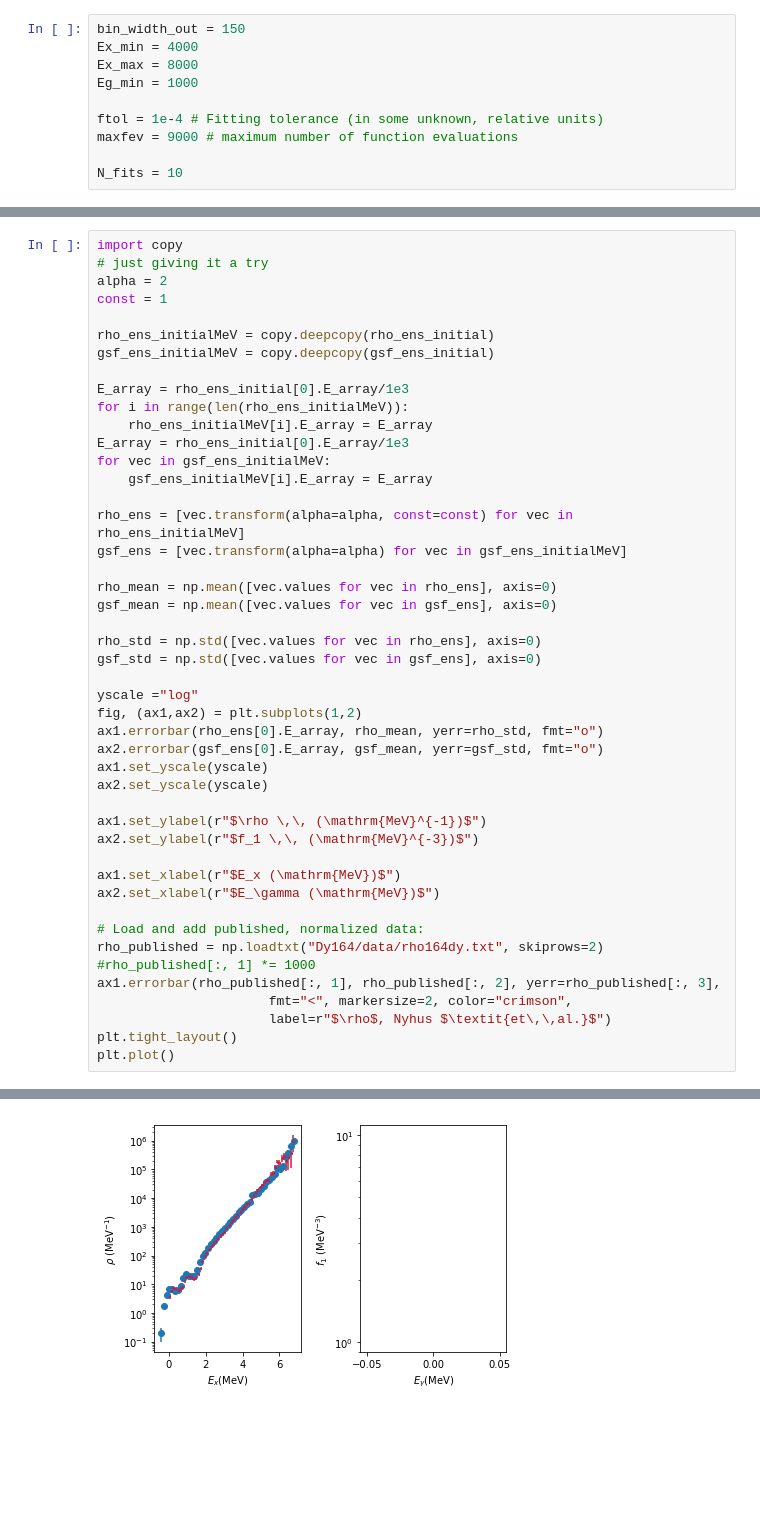
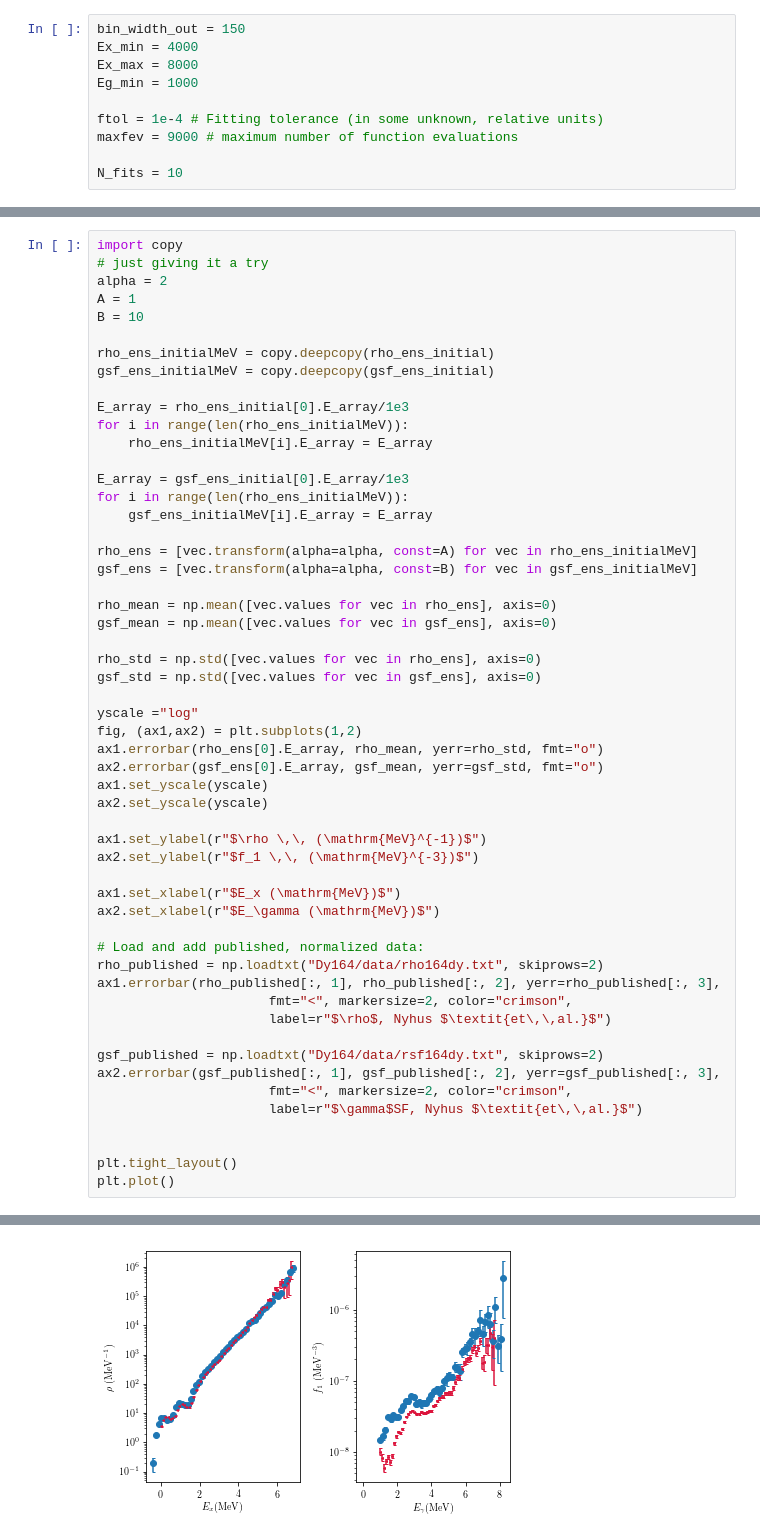
Before and after one commit to fzeiser/oslo_method_python, a Jupyter notebook: notebooks/develop.ipynb, the cells around one changed output, grey strips where cells are left out. Cells and saved outputs as stored; diff of their text form; blank space fills up the shorter version.

```diff
--- a/notebooks/develop.ipynb
+++ b/notebooks/develop.ipynb
@@ -262,7 +196,8 @@ ax2.errorbar(gsf_ens[0].E_array, gsf_mean, yerr=gsf_std, fmt="o")
 import copy
 # just giving it a try
 alpha = 2
-const = 1
+A = 1
+B = 10
 
 rho_ens_initialMeV = copy.deepcopy(rho_ens_initial)
 gsf_ens_initialMeV = copy.deepcopy(gsf_ens_initial)
@@ -270,43 +205,50 @@ gsf_ens_initialMeV = copy.deepcopy(gsf_ens_initial)
 E_array = rho_ens_initial[0].E_array/1e3
 for i in range(len(rho_ens_initialMeV)):
     rho_ens_initialMeV[i].E_array = E_array
-E_array = rho_ens_initial[0].E_array/1e3
-for vec in gsf_ens_initialMeV:
+
+E_array = gsf_ens_initial[0].E_array/1e3
+for i in range(len(rho_ens_initialMeV)):
     gsf_ens_initialMeV[i].E_array = E_array
 
-rho_ens = [vec.transform(alpha=alpha, const=const) for vec in rho_ens_initialMeV]
-gsf_ens = [vec.transform(alpha=alpha) for vec in gsf_ens_initialMeV]
+rho_ens = [vec.transform(alpha=alpha, const=A) for vec in rho_ens_initialMeV]
+gsf_ens = [vec.transform(alpha=alpha, const=B) for vec in gsf_ens_initialMeV]
 
 rho_mean = np.mean([vec.values for vec in rho_ens], axis=0)
 gsf_mean = np.mean([vec.values for vec in gsf_ens], axis=0)
 
 rho_std = np.std([vec.values for vec in rho_ens], axis=0)
 gsf_std = np.std([vec.values for vec in gsf_ens], axis=0)
 
 yscale ="log"
 fig, (ax1,ax2) = plt.subplots(1,2)
 ax1.errorbar(rho_ens[0].E_array, rho_mean, yerr=rho_std, fmt="o")
 ax2.errorbar(gsf_ens[0].E_array, gsf_mean, yerr=gsf_std, fmt="o")
 ax1.set_yscale(yscale)
 ax2.set_yscale(yscale)
 
 ax1.set_ylabel(r"$\rho \,\, (\mathrm{MeV}^{-1})$")
 ax2.set_ylabel(r"$f_1 \,\, (\mathrm{MeV}^{-3})$")
 
 ax1.set_xlabel(r"$E_x (\mathrm{MeV})$")
 ax2.set_xlabel(r"$E_\gamma (\mathrm{MeV})$")
 
 # Load and add published, normalized data:
 rho_published = np.loadtxt("Dy164/data/rho164dy.txt", skiprows=2)
-#rho_published[:, 1] *= 1000
 ax1.errorbar(rho_published[:, 1], rho_published[:, 2], yerr=rho_published[:, 3],
                       fmt="<", markersize=2, color="crimson",
                       label=r"$\rho$, Nyhus $\textit{et\,\,al.}$")
+
+gsf_published = np.loadtxt("Dy164/data/rsf164dy.txt", skiprows=2)
+ax2.errorbar(gsf_published[:, 1], gsf_published[:, 2], yerr=gsf_published[:, 3],
+                      fmt="<", markersize=2, color="crimson",
+                      label=r"$\gamma$SF, Nyhus $\textit{et\,\,al.}$")
+
+
 plt.tight_layout()
 plt.plot()
 # %% [output]
 []
-[figure, old version]
+[figure, new version]
 # %%
 # find_norm
 
```
Also changed, not shown: parts of 15 cells of this notebook, 1 other file.
